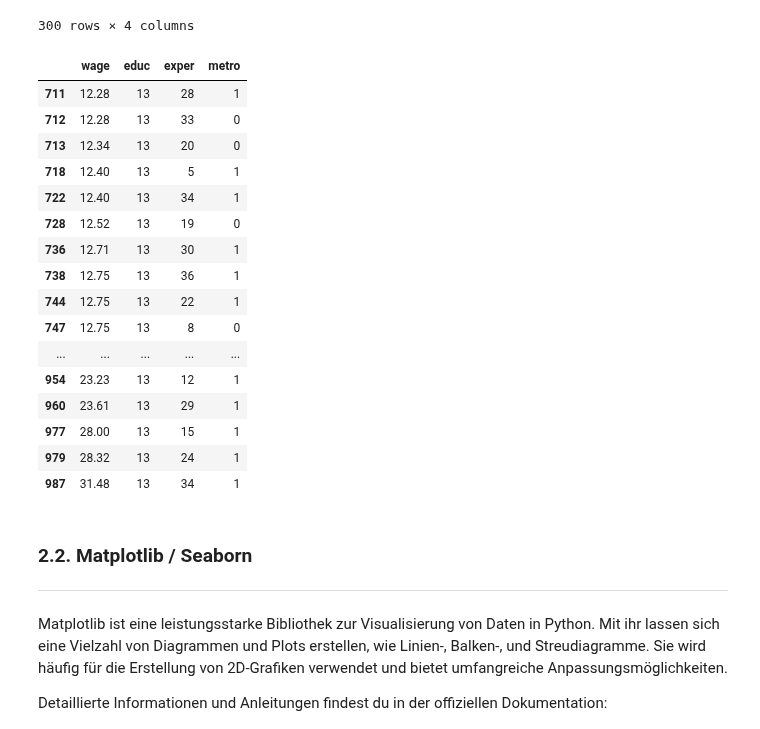
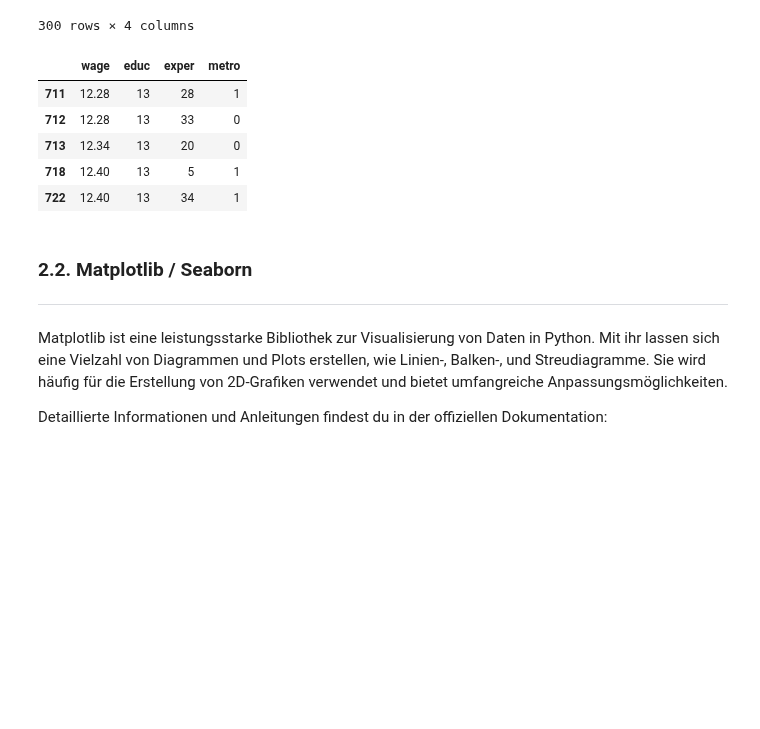
Before and after one commit to RiccardoDAndrea/Python-Crashkurs, a Jupyter notebook: Leitaden.ipynb, the cells around one changed output. Saved outputs shown, nothing was run; the diff lists cells and outputs as text; code cells hidden in the pictures; blank space fills up the shorter version.

```diff
--- a/Leitaden.ipynb
+++ b/Leitaden.ipynb
@@ -784,25 +766,17 @@ df_filtered
 # %%
 df_filtered_educ = df[(df["wage"] > 12.00) &
                     (df["educ"] == 13)].round(2)
-df_filtered_educ
+
+
+
+df_filtered_educ.head()
 # %% [output]
 |  | wage | educ | exper | metro |
 | 711 | 12.28 | 13 | 28 | 1 |
 | 712 | 12.28 | 13 | 33 | 0 |
 | 713 | 12.34 | 13 | 20 | 0 |
 | 718 | 12.40 | 13 | 5 | 1 |
 | 722 | 12.40 | 13 | 34 | 1 |
-| 728 | 12.52 | 13 | 19 | 0 |
-| 736 | 12.71 | 13 | 30 | 1 |
-| 738 | 12.75 | 13 | 36 | 1 |
-| 744 | 12.75 | 13 | 22 | 1 |
-| 747 | 12.75 | 13 | 8 | 0 |
-| ... | ... | ... | ... | ... |
-| 954 | 23.23 | 13 | 12 | 1 |
-| 960 | 23.61 | 13 | 29 | 1 |
-| 977 | 28.00 | 13 | 15 | 1 |
-| 979 | 28.32 | 13 | 24 | 1 |
-| 987 | 31.48 | 13 | 34 | 1 |
 # %% [markdown]
 ### 2.2. Matplotlib / Seaborn
 ---
```
Also changed, not shown: parts of 5 cells of this notebook, 1 other file.
